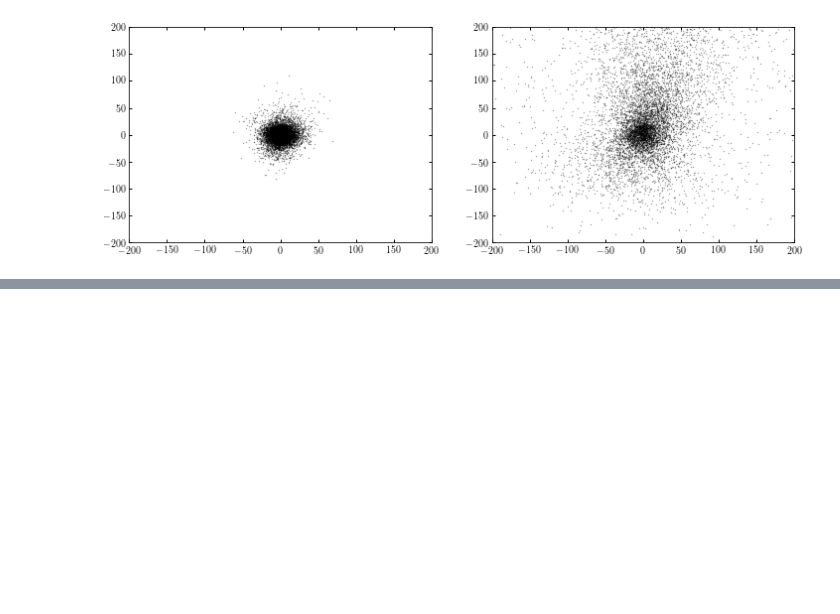
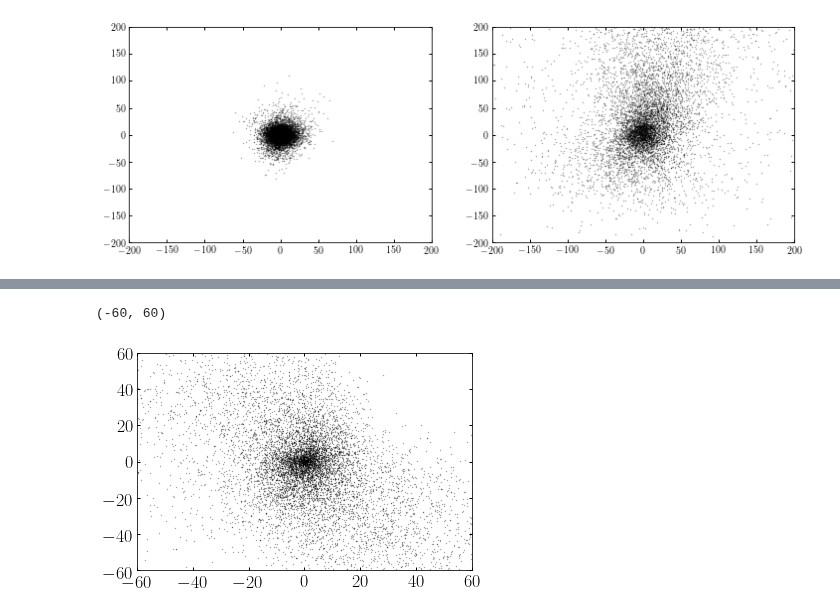
Before and after one commit to jngaravitoc/MW-LMC-SCF, a Jupyter notebook: code/LMC_BFE.ipynb, the cells around one changed output, grey strips where cells are left out. Cells and saved outputs as stored; diff of their text form; code cells hidden in the pictures; blank space fills up the shorter version.

```diff
--- a/code/LMC_BFE.ipynb
+++ b/code/LMC_BFE.ipynb
@@ -349,0 +393,15 @@ print((len(lmc_bound5)/len(lmc_unbound5)))
+# %%
+T_all = vmag_lmc_all**2/2
+V_all = LMC_potential_all
+# %%
+lmc_bound_all = np.where((T_all+V_all/2.)<=0)[0]
+lmc_unbound_all = np.where((T_all+V_all/2.)>=0)[0]
+
+lmc_bound2_all = np.where(T_all+V_all<=0)[0]
+lmc_unbound2_all = np.where(T_all+V_all>=0)[0]
+
+lmc_bound3_all = np.where(T_all+2*V_all<=0)[0]
+lmc_unbound3_all = np.where(T_all+2*V_all>=0)[0]
+
+lmc_bound4_all = np.where(T_all+4*V_all<=0)[0]
+lmc_unbound4_all = np.where(T_all+4*V_all>=0)[0]
@@ -349,0 +436,5 @@ print((len(lmc_bound5)/len(lmc_unbound5)))
+# %%
+random_part_bound1 = np.random.randint(0, len(lmc_bound_all), 1000000)
+random_part_bound2 = np.random.randint(0, len(lmc_bound2_all), 1000000)
+random_part_bound3 = np.random.randint(0, len(lmc_bound3_all), 1000000)
+random_part_bound4 = np.random.randint(0, len(lmc_bound4_all), 1000000)
@@ -349,0 +487,7 @@ print((len(lmc_bound5)/len(lmc_unbound5)))
+# %%
+scatter(pos_lmc_com_all[lmc_bound4_all][random_part_bound4][random_plot,1], pos_lmc_com_all[lmc_bound4_all][random_part_bound4][random_plot,2], c='k', s=0.1, alpha=0.5)
+xlim(-60, 60)
+ylim(-60, 60)
+# %% [output]
+(-60, 60)
+[figure, added]
```
Also changed, not shown: parts of 28 cells of this notebook.
